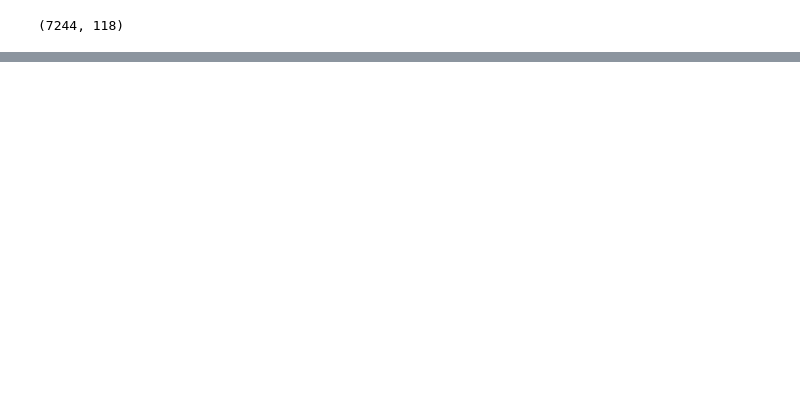
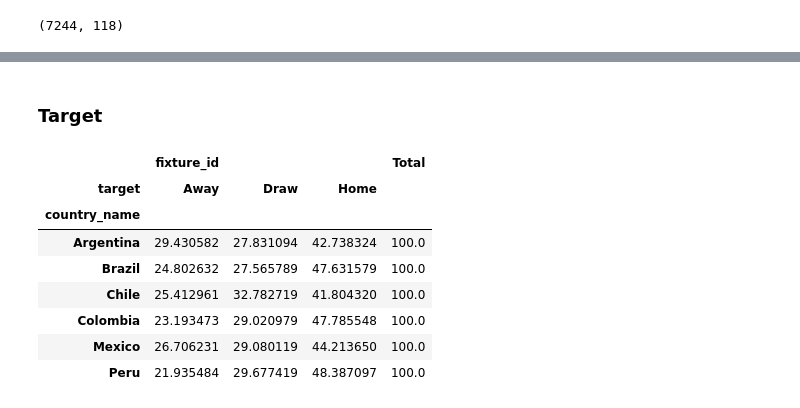
Before and after one commit to fpretto/MiM_Analytics_Tesis, a Jupyter notebook: Tesis/EDA.ipynb, the cells around one changed output, grey strips where cells are left out. Saved outputs shown, nothing was run; the diff lists cells and outputs as text; code cells hidden in the pictures; blank space fills up the shorter version.

```diff
--- a/Tesis/EDA.ipynb
+++ b/Tesis/EDA.ipynb
@@ -78,0 +101,16 @@ df.head()
+# %% [markdown]
+### Target
+# %%
+df_summary = df[['country_name', 'target', 'fixture_id']].groupby(['country_name', 'target']).count().unstack()
+df_summary['Total'] = df_summary[('fixture_id', 'Home')]+df_summary[('fixture_id', 'Away')]+df_summary[('fixture_id','Draw')]
+df_summary.div(df_summary.iloc[:,-1], axis=0) * 100
+# %% [output]
+|  | fixture_id |  |  | Total |
+| target | Away | Draw | Home |  |
+| country_name |  |  |  |  |
+| Argentina | 29.430582 | 27.831094 | 42.738324 | 100.0 |
+| Brazil | 24.802632 | 27.565789 | 47.631579 | 100.0 |
+| Chile | 25.412961 | 32.782719 | 41.804320 | 100.0 |
+| Colombia | 23.193473 | 29.020979 | 47.785548 | 100.0 |
+| Mexico | 26.706231 | 29.080119 | 44.213650 | 100.0 |
+| Peru | 21.935484 | 29.677419 | 48.387097 | 100.0 |
```
Also changed, not shown: parts of 34 cells of this notebook.
